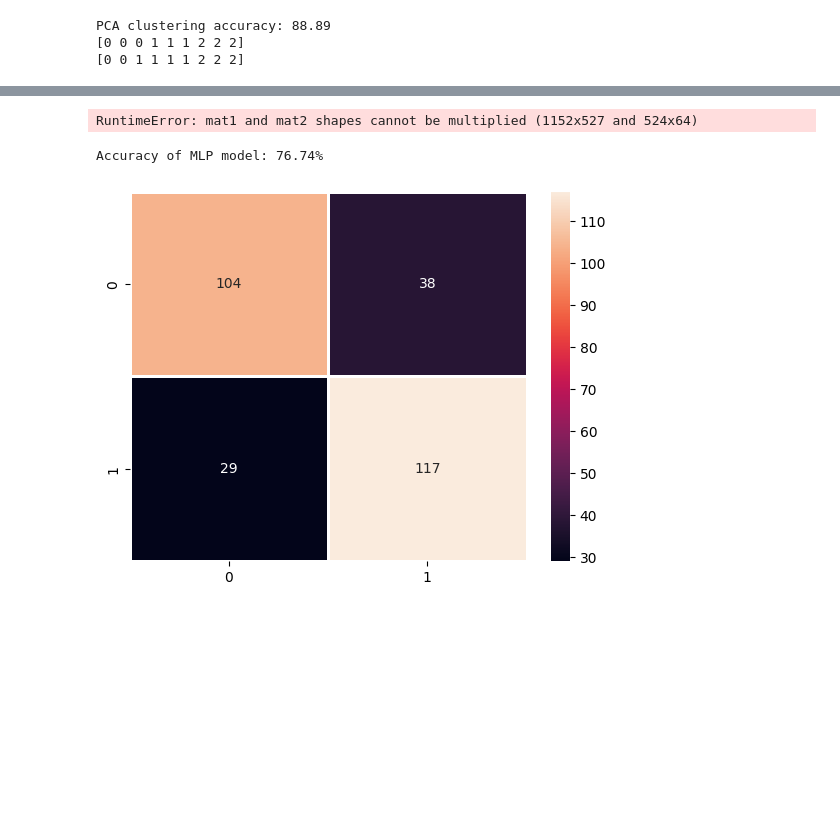
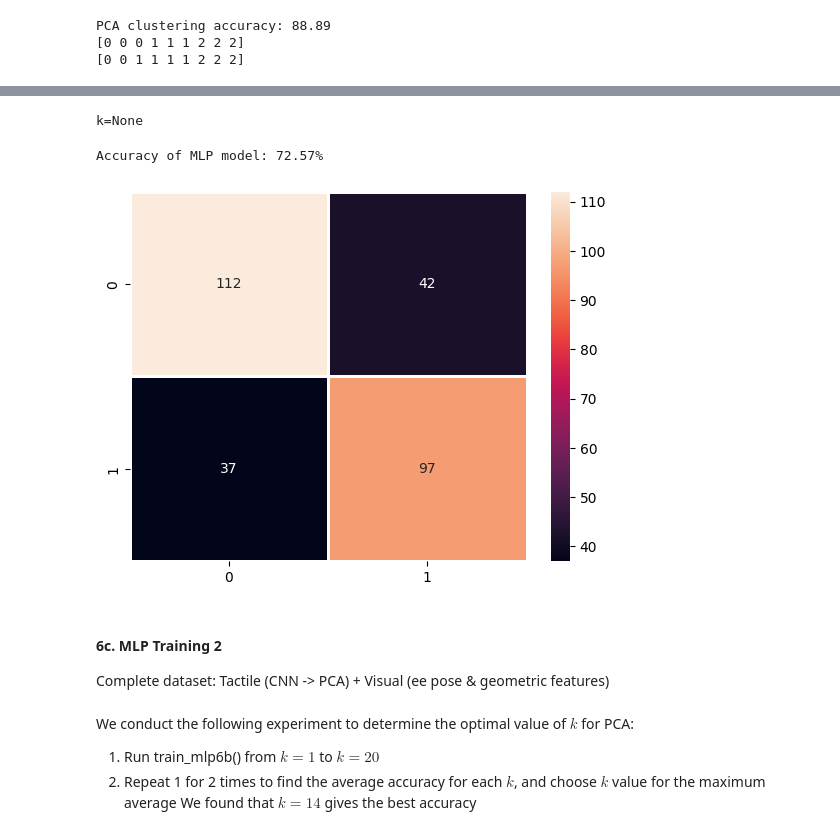
Before and after one commit to jhtkoo0426/UCL-FYP, a Jupyter notebook: src/models/mlp.ipynb, the cells around one changed output, grey strips where cells are left out. Cells and saved outputs as stored; diff of their text form; code cells hidden in the pictures; blank space fills up the shorter version.

```diff
--- a/src/models/mlp.ipynb
+++ b/src/models/mlp.ipynb
@@ -456,10 +378,12 @@ array([[-0.045, -0.171, 0.707, -0.673, -0.583, -0.671, -0.586, -0.677,
 # %% [markdown]
 ### PCA
 # %%
-def pca(data, k):
+def pca(data, k, verbose=True):
     pca = PCA(n_components=k)
     pca.fit(data)
-    print(f"Variance captured: {sum(pca.explained_variance_ratio_)*100:.2f}%")
+
+    if verbose:
+        print(f"Variance captured: {sum(pca.explained_variance_ratio_)*100:.2f}%")
     return pca.transform(data)
 # %% [markdown]
 Determine the number of components to use
@@ -593,13 +522,17 @@ mlp_grasp_outcomes_ds = torch.from_numpy(np.concatenate(np.vstack(mlp_grasp_outc
+# %%
+mlp6b_final_ds, mlp6b_grasp_outcomes_ds = prepare_cnn_dataset(object_names, object_features, pca_required=False, k=None)
+# %% [output]
+k=None
 # %%
-X_final_complete_train, X_final_complete_test, y_final_complete_train, y_final_complete_test = train_test_split(mlp_final_ds, mlp_grasp_outcomes_ds, test_size=0.2, random_state=0)
+X_final_complete_train, X_final_complete_test, y_final_complete_train, y_final_complete_test = train_test_split(mlp6b_final_ds, mlp6b_grasp_outcomes_ds, test_size=0.2)
 # %%
-mlp6 = MLP(input_size=524, hidden_size=64, output_size=1)
-mlp6.train_mlp(epochs=1000, X_train=X_final_complete_train, y_train=y_final_complete_train)
-mlp6.plot_losses()
+mlp6b = MLP(input_size=527, hidden_size=64, output_size=1)
+mlp6b.train_mlp(epochs=1000, X_train=X_final_complete_train, y_train=y_final_complete_train)
-# %% [output]
-RuntimeError: mat1 and mat2 shapes cannot be multiplied (1152x527 and 524x64)
 # %%
-mlp6.eval_mlp(X_test=X_final_complete_test, y_test=y_final_complete_test)
+mlp6b.eval_mlp(X_test=X_final_complete_test, y_test=y_final_complete_test, verbose=True)
 # %% [output]
-Accuracy of MLP model: 76.74%
+Accuracy of MLP model: 72.57%
-[figure, old version]
+[figure, new version]
+# %% [markdown]
+#### 6c. MLP Training 2
+Complete dataset: Tactile (CNN -> PCA) + Visual (ee pose & geometric features)
@@ -605,0 +541,5 @@ Accuracy of MLP model: 76.74%
+# %% [markdown]
+We conduct the following experiment to determine the optimal value of $k$ for PCA:
+1. Run train_mlp6b() from $k=1$ to $k=20$
+2. Repeat 1 for 2 times to find the average accuracy for each $k$, and choose $k$ value for the maximum average
+We found that $k=14$ gives the best accuracy
```
Also changed, not shown: parts of 42 cells of this notebook, 2 other files.
